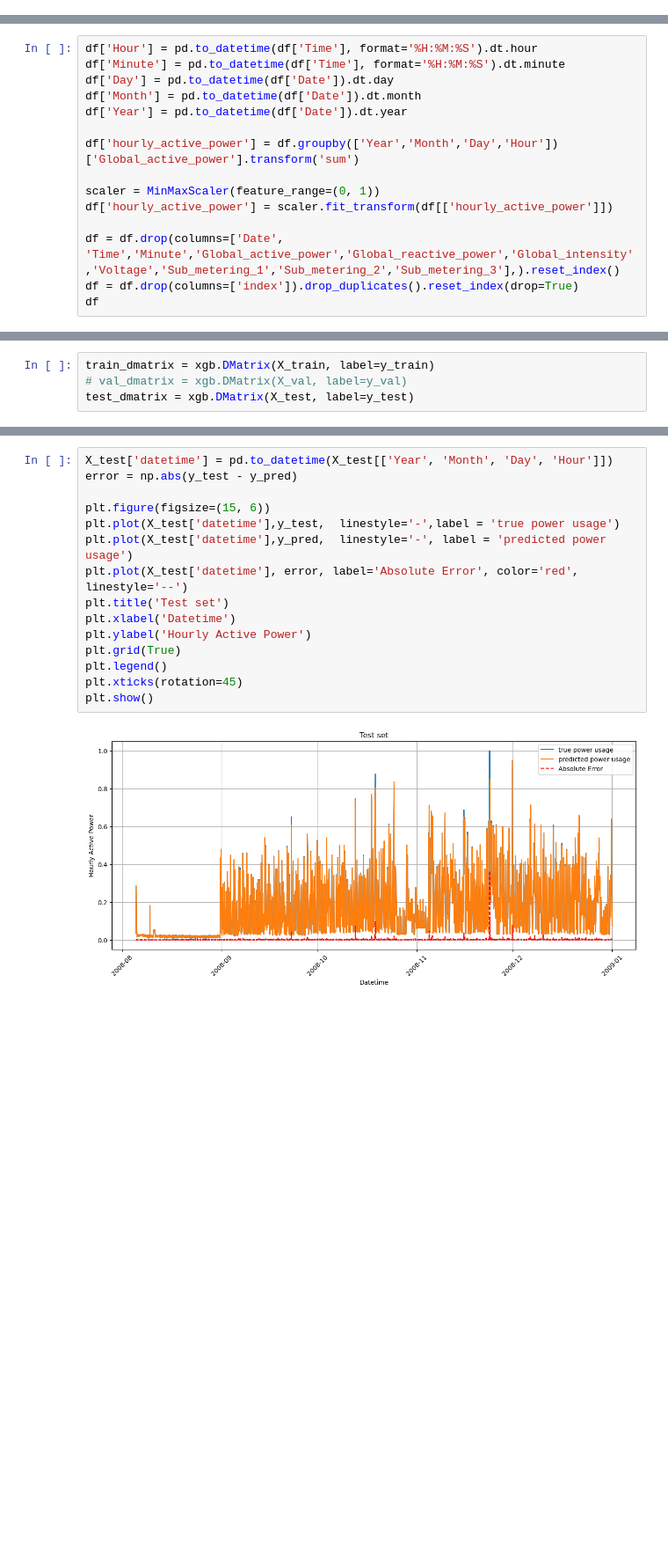
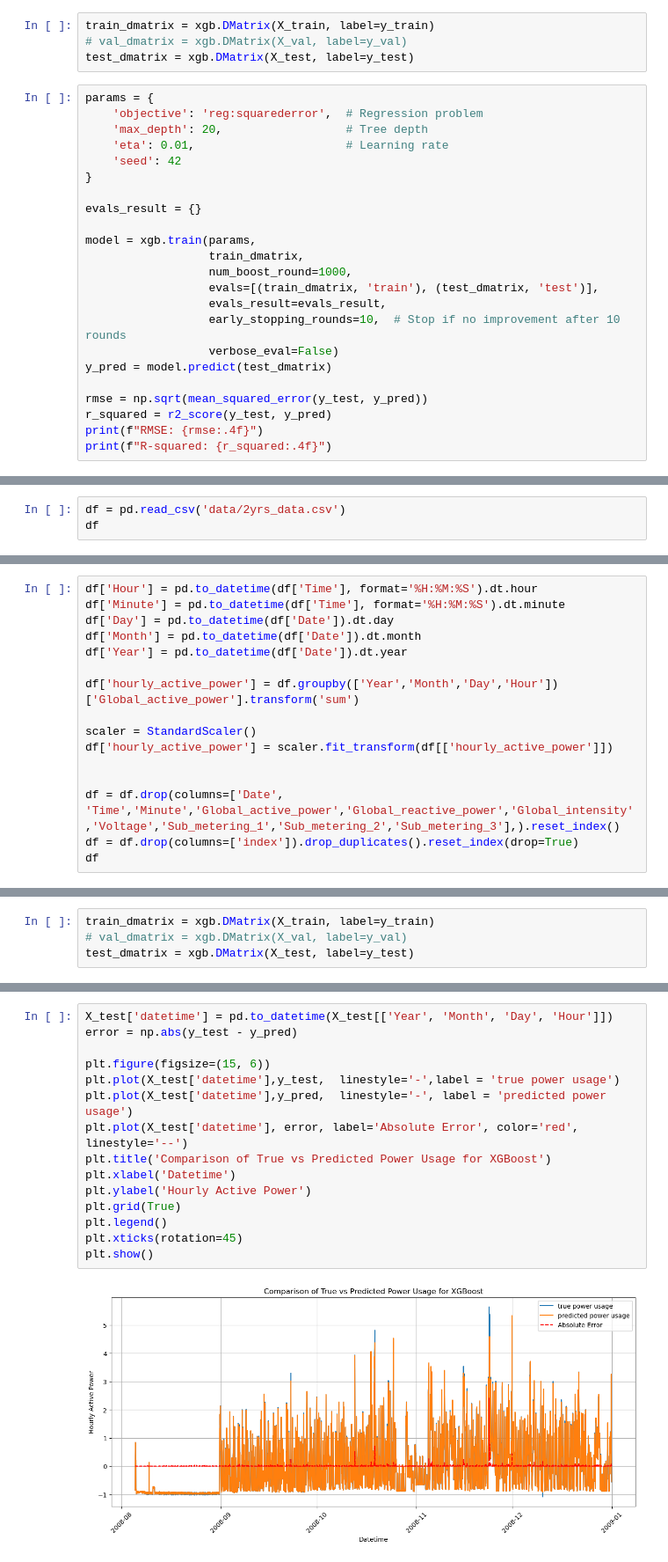
Before and after one commit to LyricLrs/Prediction-of-Individual-Household-Electric-Power-Consumption, a Jupyter notebook: XGBoost.ipynb, the cells around one changed output, grey strips where cells are left out. Shown: that part at 88% size. Drawn from its saved outputs; the diff is of its cells as text; blank space fills up the shorter version.

Commit message:
update for XGBoost

```diff
--- a/XGBoost.ipynb
+++ b/XGBoost.ipynb
@@ -28,0 +70,27 @@ df
+# %%
+train_dmatrix = xgb.DMatrix(X_train, label=y_train)
+# val_dmatrix = xgb.DMatrix(X_val, label=y_val)
+test_dmatrix = xgb.DMatrix(X_test, label=y_test)
+# %%
+params = {
+    'objective': 'reg:squarederror',  # Regression problem
+    'max_depth': 20,                  # Tree depth
+    'eta': 0.01,                      # Learning rate
+    'seed': 42
+}
+
+evals_result = {}
+
+model = xgb.train(params,
+                  train_dmatrix,
+                  num_boost_round=1000,
+                  evals=[(train_dmatrix, 'train'), (test_dmatrix, 'test')],
+                  evals_result=evals_result,
+                  early_stopping_rounds=10,  # Stop if no improvement after 10 rounds
+                  verbose_eval=False)
+y_pred = model.predict(test_dmatrix)
+
+rmse = np.sqrt(mean_squared_error(y_test, y_pred))
+r_squared = r2_score(y_test, y_pred)
+print(f"RMSE: {rmse:.4f}")
+print(f"R-squared: {r_squared:.4f}")
@@ -29,2 +117,5 @@ df
 # %% [markdown]
 # Feature Engineering
+# %%
+df = pd.read_csv('data/2yrs_data.csv')
+df
@@ -74,8 +179,9 @@ df['Year'] = pd.to_datetime(df['Date']).dt.year
 
 df['hourly_active_power'] = df.groupby(['Year','Month','Day','Hour'])['Global_active_power'].transform('sum')
 
-scaler = MinMaxScaler(feature_range=(0, 1))
+scaler = StandardScaler()
 df['hourly_active_power'] = scaler.fit_transform(df[['hourly_active_power']])
+
 
 df = df.drop(columns=['Date', 'Time','Minute','Global_active_power','Global_reactive_power','Global_intensity','Voltage','Sub_metering_1','Sub_metering_2','Sub_metering_3'],).reset_index()
 df = df.drop(columns=['index']).drop_duplicates().reset_index(drop=True)
@@ -187,20 +294,20 @@ plt.show()
 # %%
 X_test['datetime'] = pd.to_datetime(X_test[['Year', 'Month', 'Day', 'Hour']])
 error = np.abs(y_test - y_pred)
 
 plt.figure(figsize=(15, 6))
 plt.plot(X_test['datetime'],y_test,  linestyle='-',label = 'true power usage')
 plt.plot(X_test['datetime'],y_pred,  linestyle='-', label = 'predicted power usage')
 plt.plot(X_test['datetime'], error, label='Absolute Error', color='red', linestyle='--')
-plt.title('Test set')
+plt.title('Comparison of True vs Predicted Power Usage for XGBoost')
 plt.xlabel('Datetime')
 plt.ylabel('Hourly Active Power')
 plt.grid(True)
 plt.legend()
 plt.xticks(rotation=45)
 plt.show()
 # %% [output]
-[figure, old version]
+[figure, new version]
 # %%
 error = np.abs(y_test - y_pred)
 
```
Also changed, not shown: parts of 21 cells of this notebook, 1 other file.
